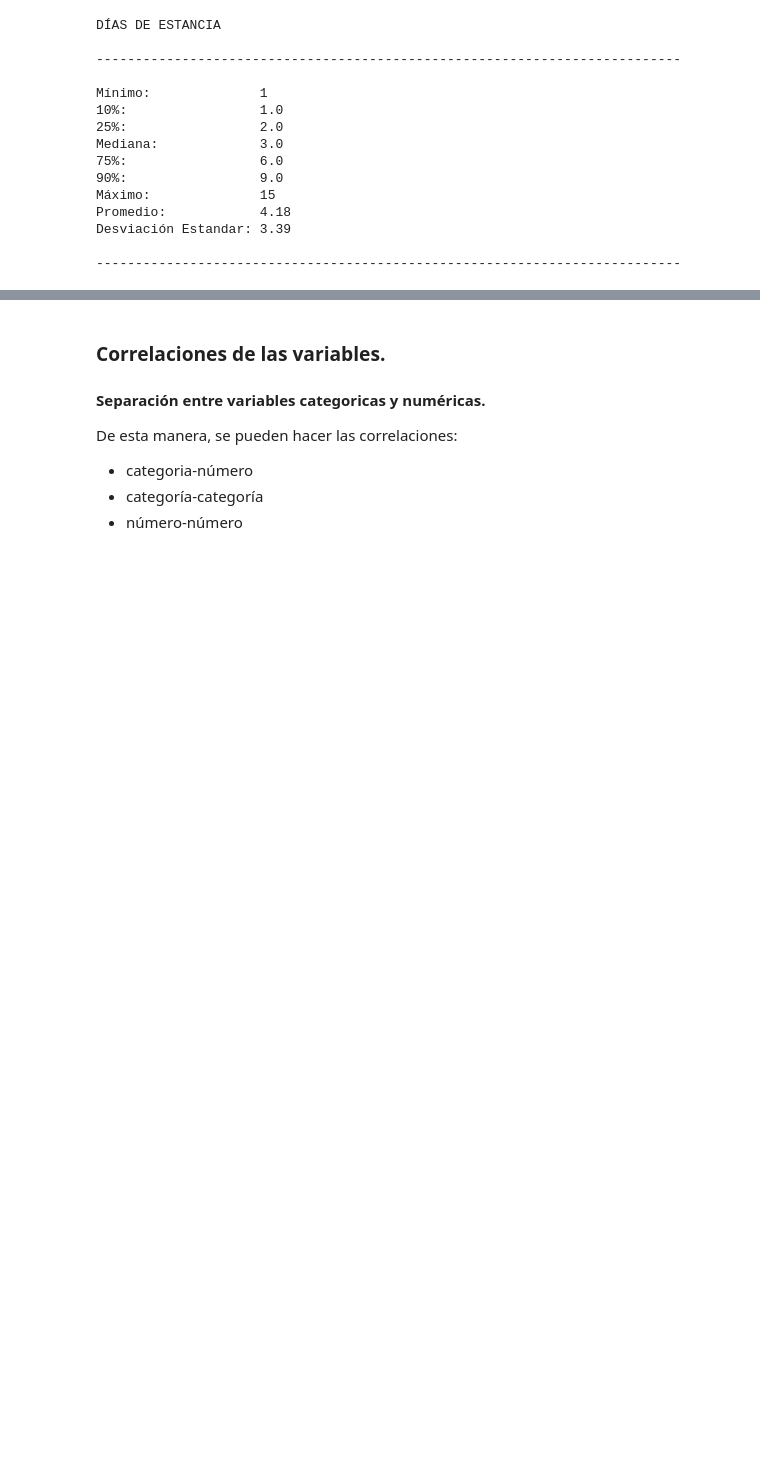
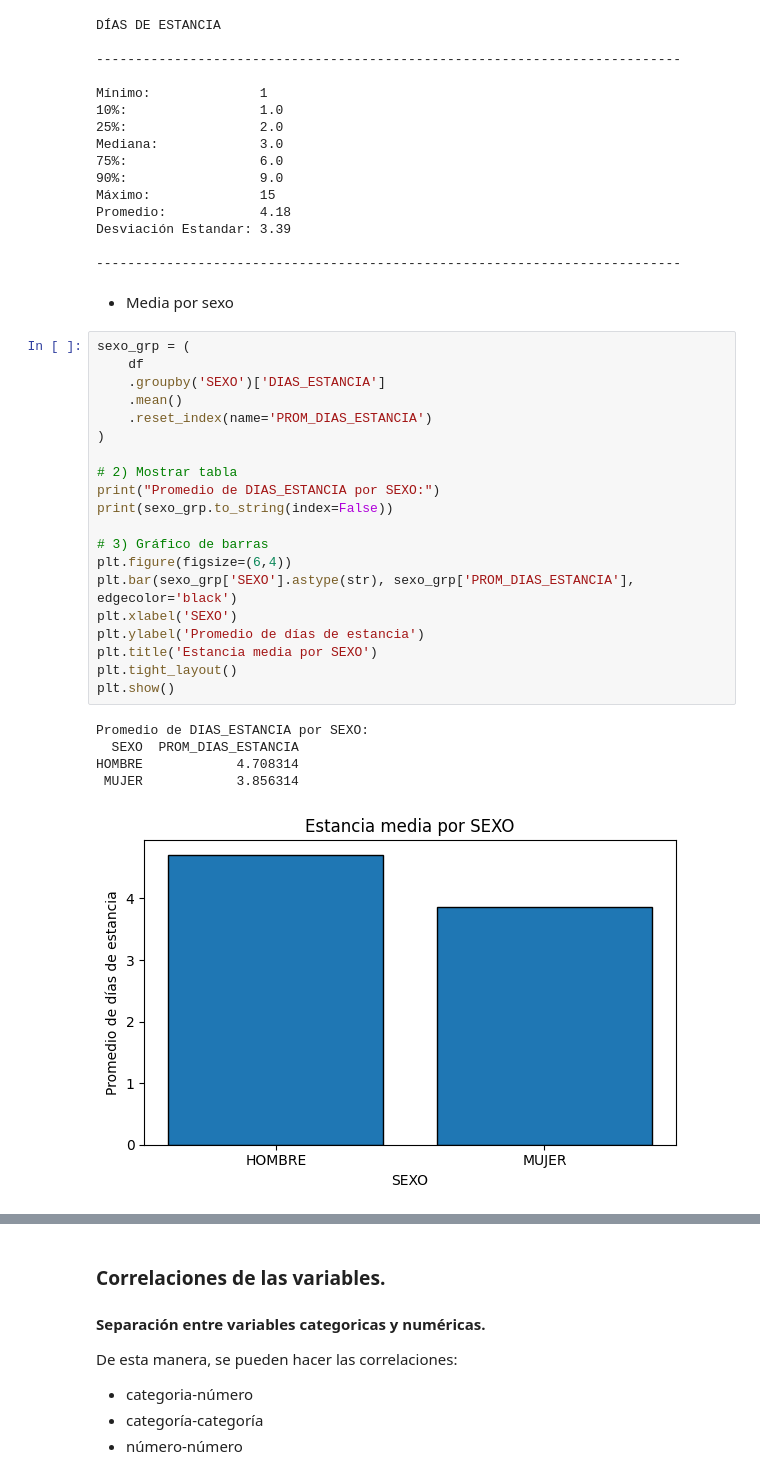
Before and after one commit to VichoRamirez/TOPD, a Jupyter notebook: Control2.ipynb, the cells around one changed output, grey strips where cells are left out. Cells and saved outputs as stored; diff of their text form; blank space fills up the shorter version.

Commit message:
correlaciones principales, metricas categórica, gráficos

```diff
--- a/Control2.ipynb
+++ b/Control2.ipynb
@@ -291,3 +298,31 @@ Promedio:            4.18
 Desviación Estandar: 3.39
 
 ---------------------------------------------------------------------------
+# %% [markdown]
+- Media por sexo
+# %%
+sexo_grp = (
+    df
+    .groupby('SEXO')['DIAS_ESTANCIA']
+    .mean()
+    .reset_index(name='PROM_DIAS_ESTANCIA')
+)
+
+# 2) Mostrar tabla
+print("Promedio de DIAS_ESTANCIA por SEXO:")
+print(sexo_grp.to_string(index=False))
+
+# 3) Gráfico de barras
+plt.figure(figsize=(6,4))
+plt.bar(sexo_grp['SEXO'].astype(str), sexo_grp['PROM_DIAS_ESTANCIA'], edgecolor='black')
+plt.xlabel('SEXO')
+plt.ylabel('Promedio de días de estancia')
+plt.title('Estancia media por SEXO')
+plt.tight_layout()
+plt.show()
+# %% [output]
+Promedio de DIAS_ESTANCIA por SEXO:
+  SEXO  PROM_DIAS_ESTANCIA
+HOMBRE            4.708314
+ MUJER            3.856314
+[figure, added]
```
Also changed, not shown: parts of 24 cells of this notebook, 1 other file.
